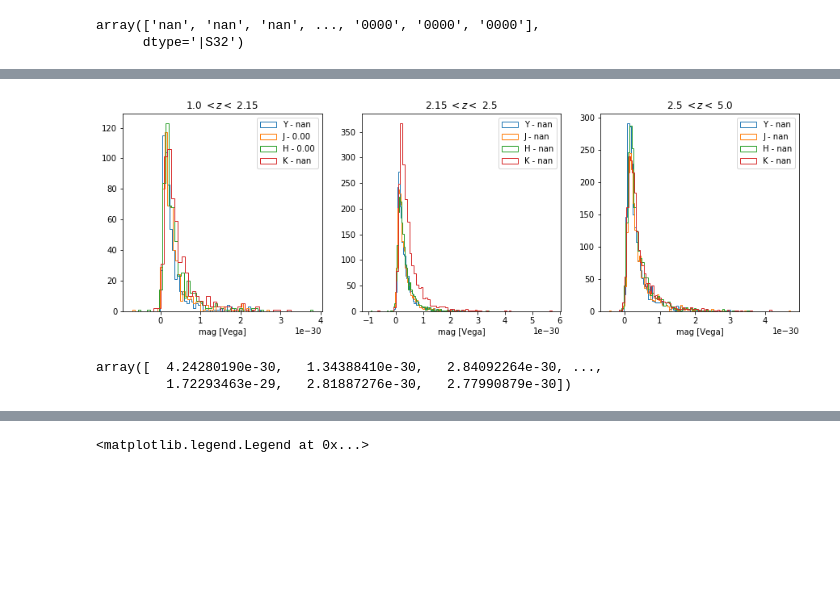
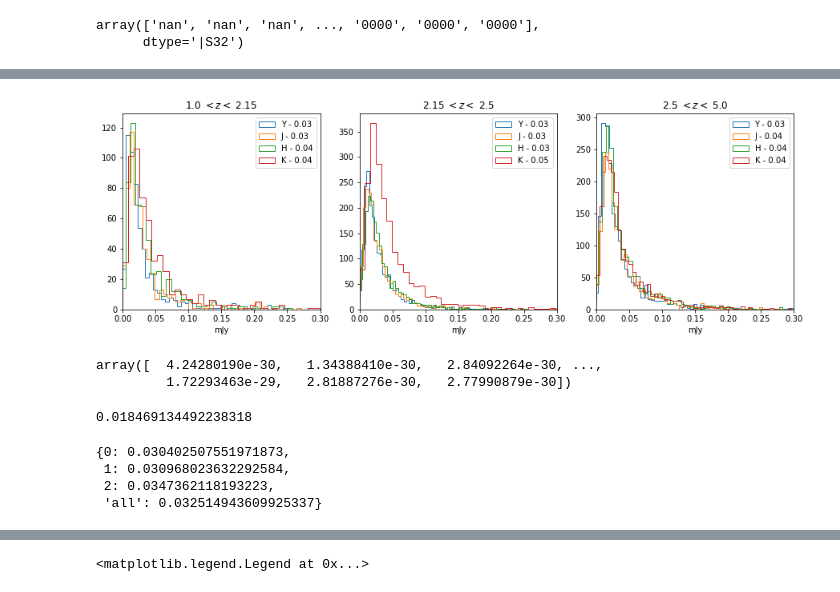
Before and after one commit to fbianchini/StacktSZ, a Jupyter notebook: H-ATLAS_qso.ipynb, the cells around one changed output, grey strips where cells are left out. Drawn from its saved outputs; the diff is of its cells as text; code cells hidden in the pictures; blank space fills up the shorter version.

```diff
--- a/H-ATLAS_qso.ipynb
+++ b/H-ATLAS_qso.ipynb
@@ -394,15 +406,19 @@ for idz, zbin in enumerate(zbins):
 
     hist(w1mag[ccflag=='0000'], bins='knuth', histtype='step', label='W1 - %.2f' %mean1)
     hist(w2mag[ccflag=='0000'], bins='knuth', histtype='step', label='W2 - %.2f' %mean2)
-#     hist(w3mag[ccflag=='0000'], bins='knuth', histtype='step', label='W3 - %.2f' %mean3)
-#     hist(w4mag[ccflag=='0000'], bins='knuth', histtype='step', label='W4 - %.2f' %mean4)
+    hist(w3mag[ccflag=='0000'], bins='knuth', histtype='step', label='W3 - %.2f' %mean3)
+    hist(w4mag[ccflag=='0000'], bins='knuth', histtype='step', label='W4 - %.2f' %mean4)
 
-    print w1mag[ccflag=='0000'].shape
-    print w2mag[ccflag=='0000'].shape
-    print w3mag[ccflag=='0000'].shape
-    print w4mag[ccflag=='0000'].shape
+    print np.std(w1mag[ccflag=='0000'])
+    print np.std(w2mag[ccflag=='0000'])
+    print np.std(w3mag[ccflag=='0000'])
+    print np.std(w4mag[ccflag=='0000'])
+#     print w1mag[ccflag=='0000'].shape
+#     print w2mag[ccflag=='0000'].shape
+#     print w3mag[ccflag=='0000'].shape
+#     print w4mag[ccflag=='0000'].shape
 
-#     plt.xlim([0,6])
+    plt.xlim([0,6])
     plt.legend()
     plt.xlabel('mJy')
 
@@ -483,6 +559,8 @@ array(['nan', 'nan', 'nan', ..., '0000', '0000', '0000'],
       dtype='|S32')
 # %%
 ## Fluxes UKIDSS ##`
+# %%
+WmHz2mJy = 1e29
 # %%
 i = 1
 plt.figure(figsize=(15,4.5))
@@ -490,22 +568,22 @@ for idz, zbin in enumerate(zbins):
     plt.subplot(1,3,i)
     plt.title(str(zbin[0]) + r' $ < z < $ '+ str(zbin[1]))
 
-    yflux = np.concatenate([anal.extras[350][patch][idz]['YFLUX'].copy() for patch in patches], axis=0)
-    jflux = np.concatenate([anal.extras[350][patch][idz]['JFLUX'].copy() for patch in patches], axis=0)
-    hflux = np.concatenate([anal.extras[350][patch][idz]['HFLUX'].copy() for patch in patches], axis=0)
-    kflux = np.concatenate([anal.extras[350][patch][idz]['KFLUX'].copy() for patch in patches], axis=0)
+    yflux = np.concatenate([anal.extras[350][patch][idz]['YFLUX'].copy() for patch in patches], axis=0) * WmHz2mJy
+    jflux = np.concatenate([anal.extras[350][patch][idz]['JFLUX'].copy() for patch in patches], axis=0) * WmHz2mJy
+    hflux = np.concatenate([anal.extras[350][patch][idz]['HFLUX'].copy() for patch in patches], axis=0) * WmHz2mJy
+    kflux = np.concatenate([anal.extras[350][patch][idz]['KFLUX'].copy() for patch in patches], axis=0) * WmHz2mJy
 
-    erryflux = np.concatenate([anal.extras[350][patch][idz]['YFLUX_ERR'].copy() for patch in patches], axis=0)
-    errjflux = np.concatenate([anal.extras[350][patch][idz]['JFLUX_ERR'].copy() for patch in patches], axis=0)
-    errhflux = np.concatenate([anal.extras[350][patch][idz]['HFLUX_ERR'].copy() for patch in patches], axis=0)
-    errkflux = np.concatenate([anal.extras[350][patch][idz]['KFLUX_ERR'].copy() for patch in patches], axis=0)
+    erryflux = np.concatenate([anal.extras[350][patch][idz]['YFLUX_ERR'].copy() for patch in patches], axis=0) * WmHz2mJy
+    errjflux = np.concatenate([anal.extras[350][patch][idz]['JFLUX_ERR'].copy() for patch in patches], axis=0) * WmHz2mJy
+    errhflux = np.concatenate([anal.extras[350][patch][idz]['HFLUX_ERR'].copy() for patch in patches], axis=0) * WmHz2mJy
+    errkflux = np.concatenate([anal.extras[350][patch][idz]['KFLUX_ERR'].copy() for patch in patches], axis=0) * WmHz2mJy
 
     flag = np.concatenate([anal.extras[350][patch][idz]['UKIDSS_MATCHED'].copy() for patch in patches], axis=0)
 
-#     meany = np.sum(yflux[flag==1]/erryflux[flag==1]**2)/np.sum(1./erryflux[flag==1]**2)
-#     meanj = np.sum(jflux[flag==1]/errjflux[flag==1]**2)/np.sum(1./errjflux[flag==1]**2)
-#     meanh = np.sum(hflux[flag==1]/errhflux[flag==1]**2)/np.sum(1./errhflux[flag==1]**2)
-#     meank = np.sum(kflux[flag==1]/errkflux[flag==1]**2)/np.sum(1./errkflux[flag==1]**2)
+    meany = np.mean(yflux[flag==1])#np.sum(yflux[flag==1]/erryflux[flag==1]**2)/np.sum(1./erryflux[flag==1]**2)
+    meanj = np.mean(jflux[flag==1])#np.sum(jflux[flag==1]/errjflux[flag==1]**2)/np.sum(1./errjflux[flag==1]**2)
+    meanh = np.mean(hflux[flag==1])#np.sum(hflux[flag==1]/errhflux[flag==1]**2)/np.sum(1./errhflux[flag==1]**2)
+    meank = np.mean(kflux[flag==1])#np.sum(kflux[flag==1]/errkflux[flag==1]**2)/np.sum(1./errkflux[flag==1]**2)
 
     print ''
     i += 1
@@ -515,14 +593,19 @@ for idz, zbin in enumerate(zbins):
     hist(hflux[flag==1], bins='knuth', histtype='step', label='H - %.2f' %meanh)
     hist(kflux[flag==1], bins='knuth', histtype='step', label='K - %.2f' %meank)
 
-    print yflux[flag==1].shape
-    print jflux[flag==1].shape
-    print hflux[flag==1].shape
-    print kflux[flag==1].shape
+    print np.std(yflux[flag==1])
+    print np.std(jflux[flag==1])
+    print np.std(hflux[flag==1])
+    print np.std(kflux[flag==1])
 
-#     plt.xlim([6,19])
+#     print yflux[flag==1].shape
+#     print jflux[flag==1].shape
+#     print hflux[flag==1].shape
+#     print kflux[flag==1].shape
+
+    plt.xlim([0,.3])
     plt.legend()
-    plt.xlabel('mag [Vega]')
+    plt.xlabel('mJy')
 
 # print np.sum(w4mag[ccflag=='0000']/errw4mag[ccflag=='0000']**2)/np.sum(1./errw4mag[ccflag=='0000']**2)
 # %% [output]
@@ -543,4 +626,4 @@ for idz, zbin in enumerate(zbins):
-[figure, old version]
+[figure, new version]
 # %%
 yflux[flag==1]*13
 # %% [output]
@@ -549,2 +634,13 @@ array([  4.24280190e-30,   1.34388410e-30,   2.84092264e-30, ...,
+# %%
+np.percentile(anal.yfluxUKIDSS[0], 50)
+# %% [output]
+0.018469134492238318
+# %%
+anal.meanyUKIDSS
+# %% [output]
+{0: 0.030402507551971873,
+ 1: 0.030968023632292584,
+ 2: 0.0347362118193223,
+ 'all': 0.032514943609925337}
 # %%
 ## Fluxes SDSS ##
```
Also changed, not shown: parts of 34 cells of this notebook.
